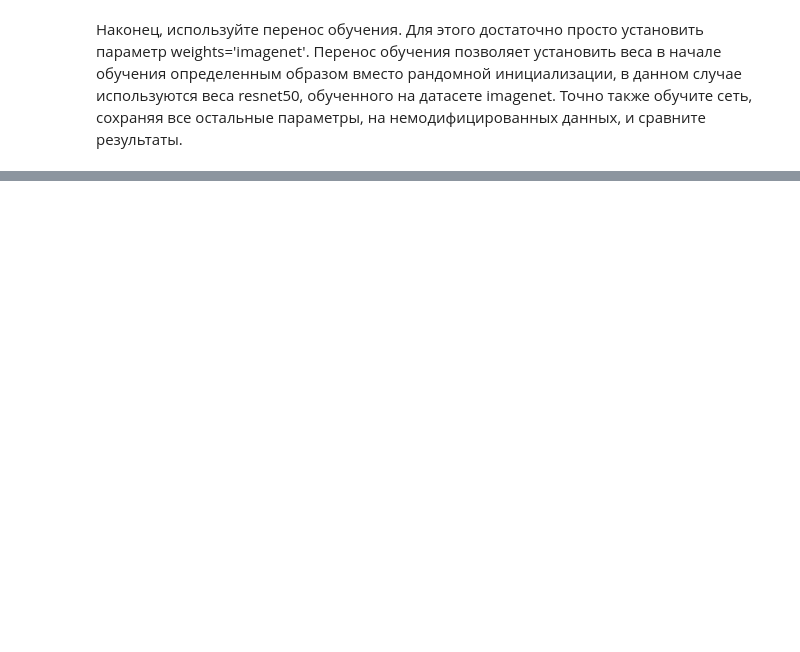
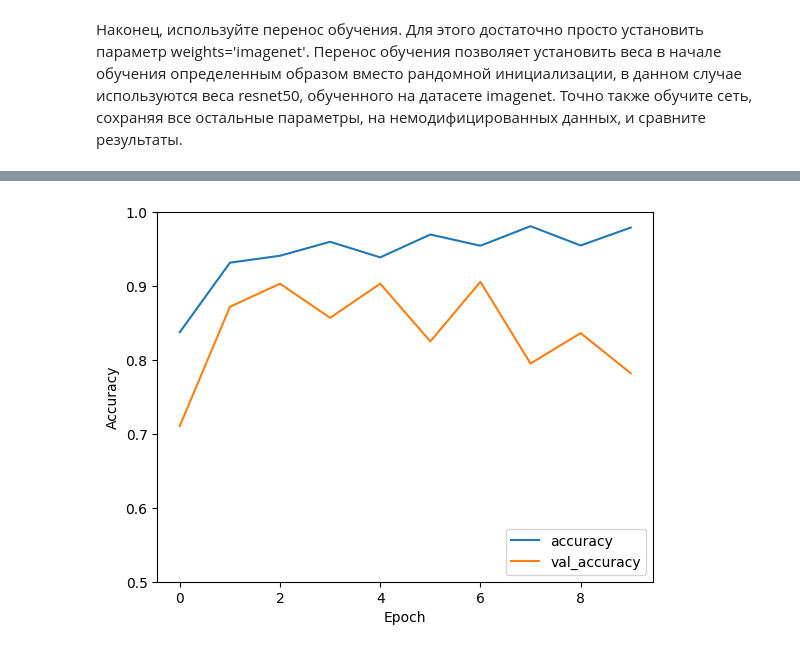
Before and after one commit to BZ6/PINDeepLearning, a Jupyter notebook: Лабораторная_работа_№2.ipynb, the cells around one changed output, grey strips where cells are left out. Cells and saved outputs as stored; diff of their text form; code cells hidden in the pictures; blank space fills up the shorter version.

```diff
--- a/Лабораторная_работа_№2.ipynb
+++ b/Лабораторная_работа_№2.ipynb
@@ -270,2 +350,15 @@ show_history(vgg_history)
 # %% [markdown]
 Наконец, используйте перенос обучения. Для этого достаточно просто установить параметр weights='imagenet'. Перенос обучения позволяет установить веса в начале обучения определенным образом вместо рандомной инициализации, в данном случае используются веса resnet50, обученного на датасете imagenet. Точно также обучите сеть, сохраняя все остальные параметры, на немодифицированных данных, и сравните результаты.
+# %%
+input_layer = layers.Input(shape=(150, 150, 3))
+base_model = ResNet50(include_top=False, weights='imagenet', input_tensor=input_layer)
+x = layers.GlobalAveragePooling2D()(base_model.output)
+output_layer = layers.Dense(1, activation='sigmoid')(x)
+
+resnet_model = models.Model(inputs=input_layer, outputs=output_layer)
+
+resnet_model.compile(optimizer='adam',
+                     loss='binary_crossentropy',
+                     metrics=['accuracy'])
+
+resnet_imagenet_history = resnet_model.fit(train_ds, epochs=10, validation_data=val_ds)
@@ -271,0 +383,4 @@ show_history(vgg_history)
+# %%
+show_history(resnet_imagenet_history)
+# %% [output]
+[figure, added]
```
Also changed, not shown: parts of 12 cells of this notebook.
